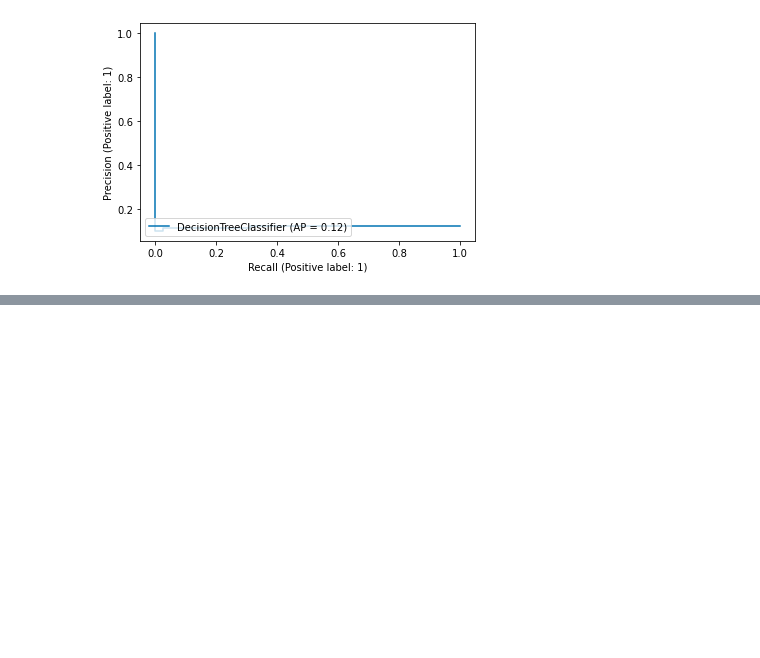
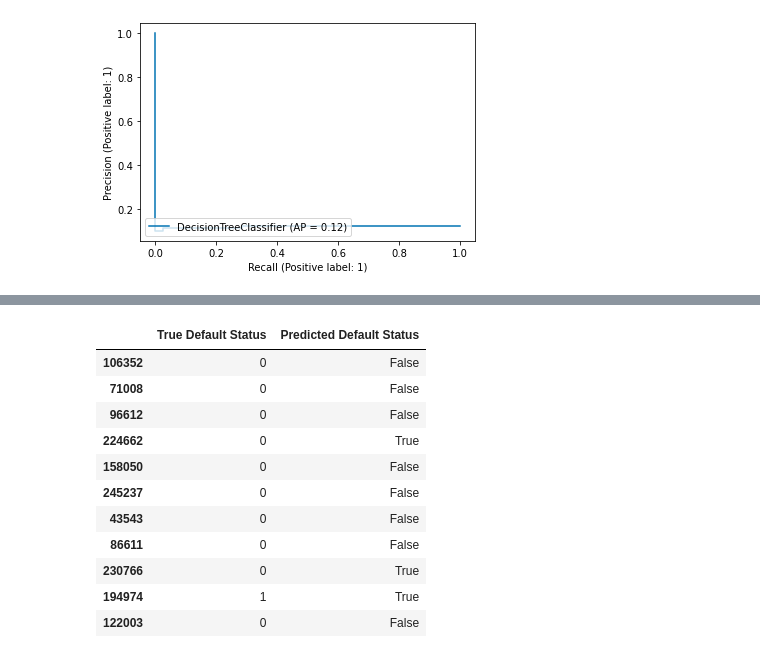
Before and after one commit to atknighton/Team-3-Data-Project, a Jupyter notebook: Data Mined - Training.Test Set Analysis.ipynb, the cells around one changed output, grey strips where cells are left out. Drawn from its saved outputs; the diff is of its cells as text; code cells hidden in the pictures; blank space fills up the shorter version.

```diff
--- a/Data Mined - Training.Test Set Analysis.ipynb
+++ b/Data Mined - Training.Test Set Analysis.ipynb
@@ -401,0 +419,4 @@ plot_precision_recall_curve(dt, X_test_std, y_test)
+# %%
+threshold = 0.4
+yProb = dt.predict_proba(X_test)
+print(yProb)
@@ -401,0 +431,16 @@ plot_precision_recall_curve(dt, X_test_std, y_test)
+# %%
+tempDF = pd.DataFrame({"True Default Status": y_test, "Predicted Default Status": yProb[:,1]>threshold})
+tempDF.sample(11)
+# %% [output]
+|  | True Default Status | Predicted Default Status |
+| 106352 | 0 | False |
+| 71008 | 0 | False |
+| 96612 | 0 | False |
+| 224662 | 0 | True |
+| 158050 | 0 | False |
+| 245237 | 0 | False |
+| 43543 | 0 | False |
+| 86611 | 0 | False |
+| 230766 | 0 | True |
+| 194974 | 1 | True |
+| 122003 | 0 | False |
```
Also changed, not shown: parts of 25 cells of this notebook.
